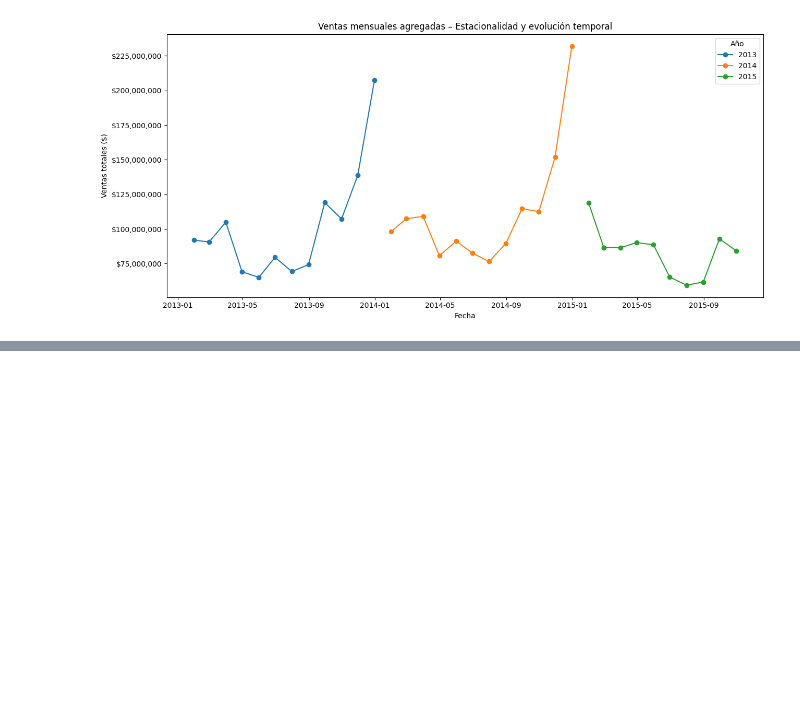
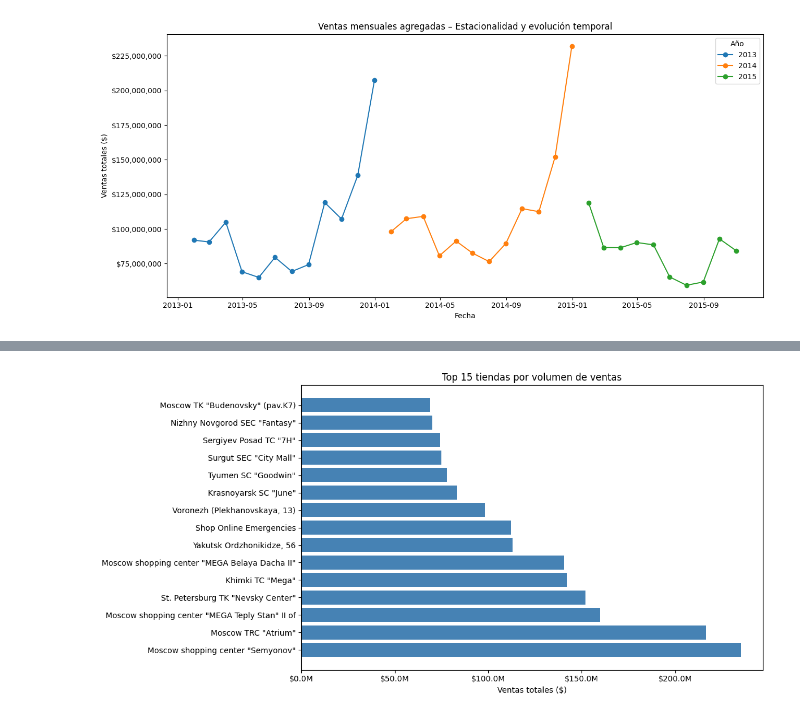
Before and after one commit to gustavopardoitam/metodos-gran-escala, a Jupyter notebook: tareas/tarea-01/EDA_01.ipynb, the cells around one changed output, grey strips where cells are left out. Drawn from its saved outputs; the diff is of its cells as text; code cells hidden in the pictures; blank space fills up the shorter version.

```diff
--- a/tareas/tarea-01/EDA_01.ipynb
+++ b/tareas/tarea-01/EDA_01.ipynb
@@ -426,3 +426,16 @@ plt.tight_layout()
 plt.show()
 # %% [output]
 [figure]
+# %%
+import pandas as pd
+import matplotlib.pyplot as plt
+
+# Distribución de tiendas por ubicación
+shops_sales = (
+    df
+    .groupby(["shop_id", "shop_name"], as_index=False)
+    .agg(total_sales=("sales", "sum"))
+    .sort_values("total_sales", ascending=False)
+)
+
+shops_sales.head(15)
@@ -428,0 +459,22 @@ plt.show()
+# %%
+# Gráfico: Top 15 tiendas por ventas totales
+from matplotlib.ticker import FuncFormatter
+
+plt.figure(figsize=(12, 6))
+
+# Tomar top 15
+top15_shops = shops_sales.head(15)
+
+plt.barh(range(len(top15_shops)), top15_shops["total_sales"], color="steelblue")
+
+plt.yticks(range(len(top15_shops)), top15_shops["shop_name"])
+plt.gca().xaxis.set_major_formatter(
+    FuncFormatter(lambda x, _: f"${x/1e6:,.1f}M")
+)
+
+plt.xlabel("Ventas totales ($)")
+plt.title("Top 15 tiendas por volumen de ventas")
+plt.tight_layout()
+plt.show()
+# %% [output]
+[figure, added]
```
Also changed, not shown: parts of 6 cells of this notebook, 5 other files.
